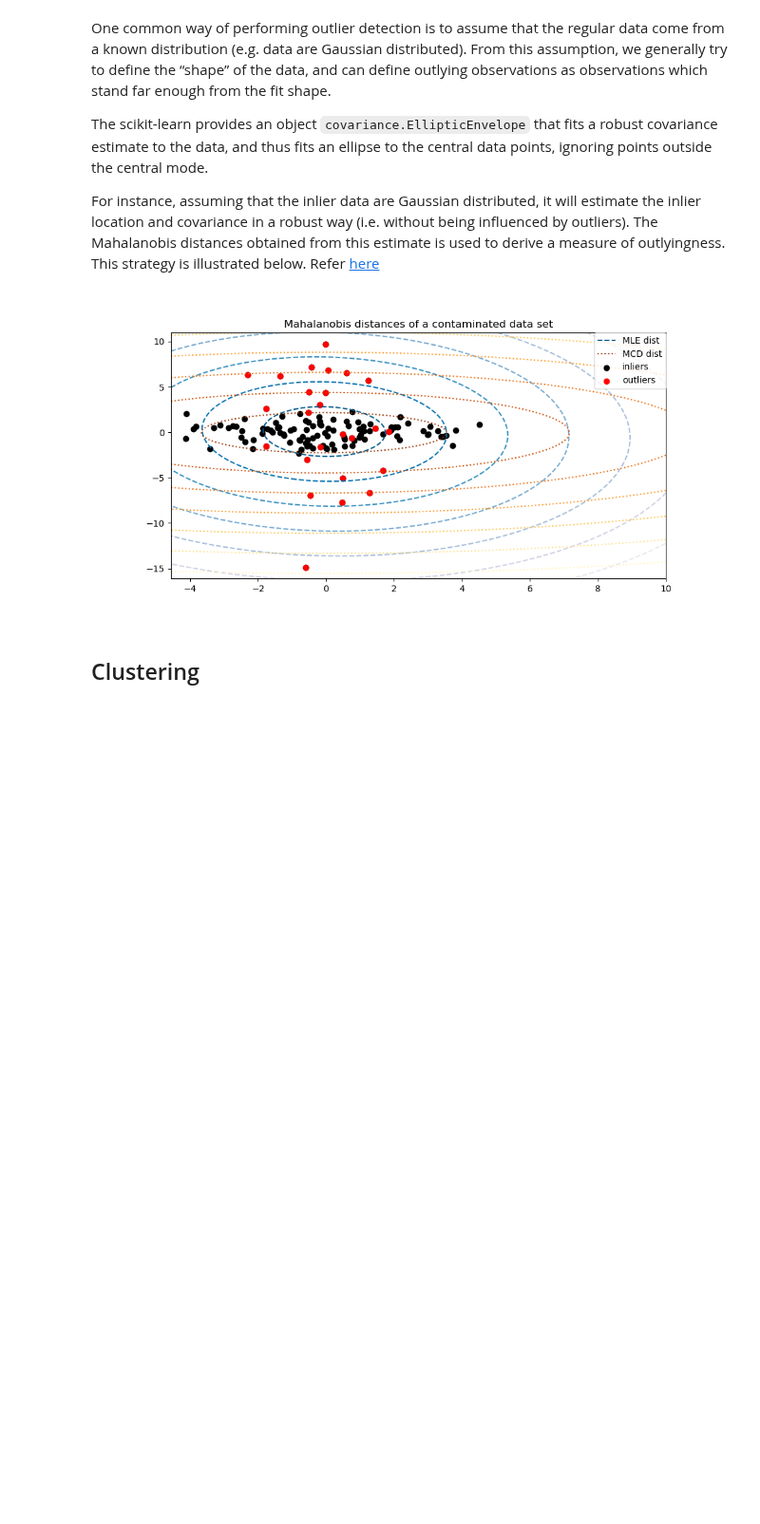
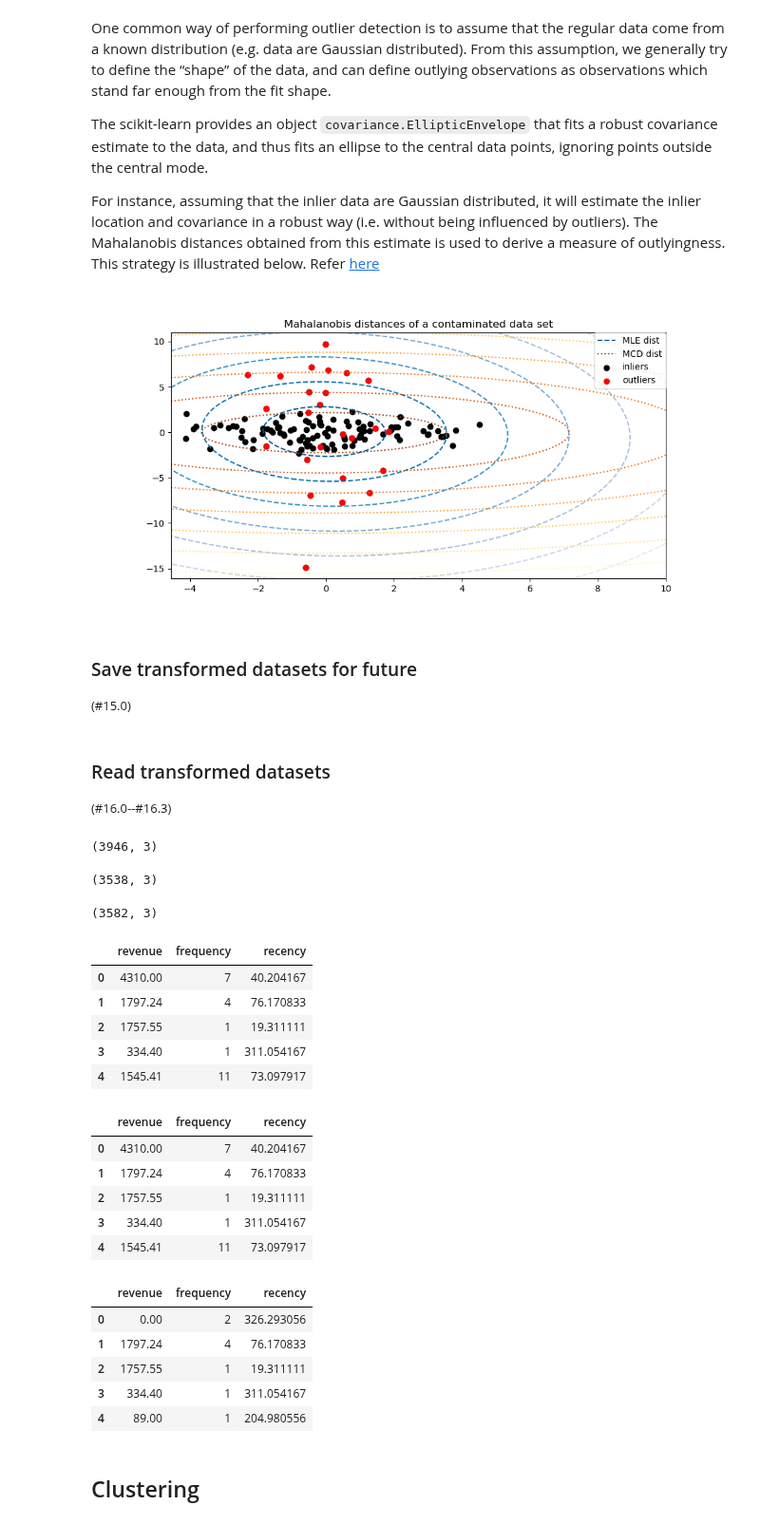
Before and after one commit to harnalashok/Clustering, a Jupyter notebook: online_retail_rfm.ipynb, the cells around one changed output. Shown at 95% size. Drawn from its saved outputs; the diff is of its cells as text; code cells hidden in the pictures; blank space fills up the shorter version.

```diff
--- a/online_retail_rfm.ipynb
+++ b/online_retail_rfm.ipynb
@@ -871,3 +1119,6 @@ rfm_aw_ee = rfm[cols].loc[normal_index]
 # 14.4.5
 rfm_aw_ee.shape   # (4284, 3)
 rfm_aw_ee.head(2)
+# %% [markdown]
+### Save transformed datasets for future
+<font size =2>(#15.0)<font>
@@ -873,0 +1131,3 @@ rfm_aw_ee.head(2)
+# %% [markdown]
+### Read transformed datasets
+<font size =2>(#16.0--#16.3)</font>
@@ -874,3 +1138,40 @@ rfm_aw_ee.head(2)
+# %%
+# 16.1 Read data
+rfm_aw_isf = pd.read_csv("rfm_aw_isf.csv")
+rfm_aw_per = pd.read_csv("rfm_aw_per.csv")
+rfm_aw_iqr = pd.read_csv("rfm_aw_iqr.csv")
+# %%
+# 16.2 Look at the data
+rfm_aw_isf.shape  # (3946, 3)
+rfm_aw_per.shape  # (3538, 6)
+rfm_aw_iqr.shape  # (3582, 3)
+
+# 16.3
+rfm_aw_isf.head()
+rfm_aw_per.head()
+rfm_aw_iqr.head()
+# %% [output]
+(3946, 3)
+(3538, 3)
+(3582, 3)
+|  | revenue | frequency | recency |
+| 0 | 4310.00 | 7 | 40.204167 |
+| 1 | 1797.24 | 4 | 76.170833 |
+| 2 | 1757.55 | 1 | 19.311111 |
+| 3 | 334.40 | 1 | 311.054167 |
+| 4 | 1545.41 | 11 | 73.097917 |
+|  | revenue | frequency | recency |
+| 0 | 4310.00 | 7 | 40.204167 |
+| 1 | 1797.24 | 4 | 76.170833 |
+| 2 | 1757.55 | 1 | 19.311111 |
+| 3 | 334.40 | 1 | 311.054167 |
+| 4 | 1545.41 | 11 | 73.097917 |
+|  | revenue | frequency | recency |
+| 0 | 0.00 | 2 | 326.293056 |
+| 1 | 1797.24 | 4 | 76.170833 |
+| 2 | 1757.55 | 1 | 19.311111 |
+| 3 | 334.40 | 1 | 311.054167 |
+| 4 | 89.00 | 1 | 204.980556 |
 # %% [markdown]
 ## Clustering
 # %% [markdown]
```
Also changed, not shown: parts of 52 cells of this notebook.
